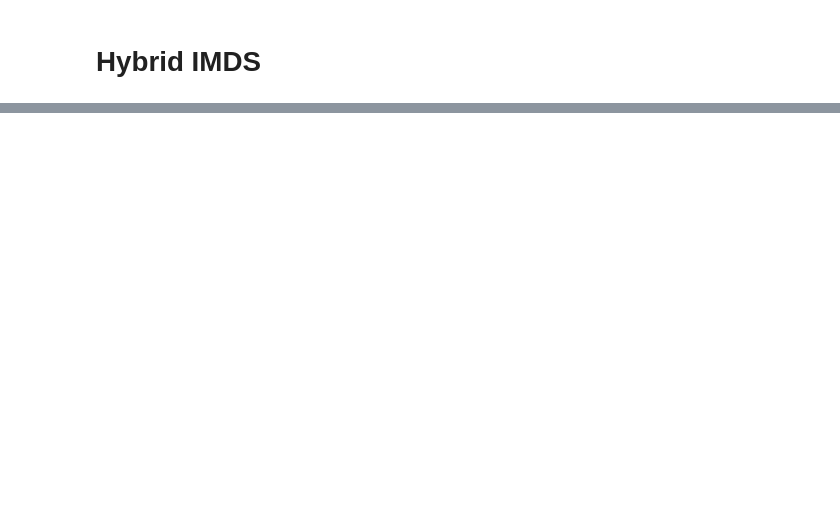
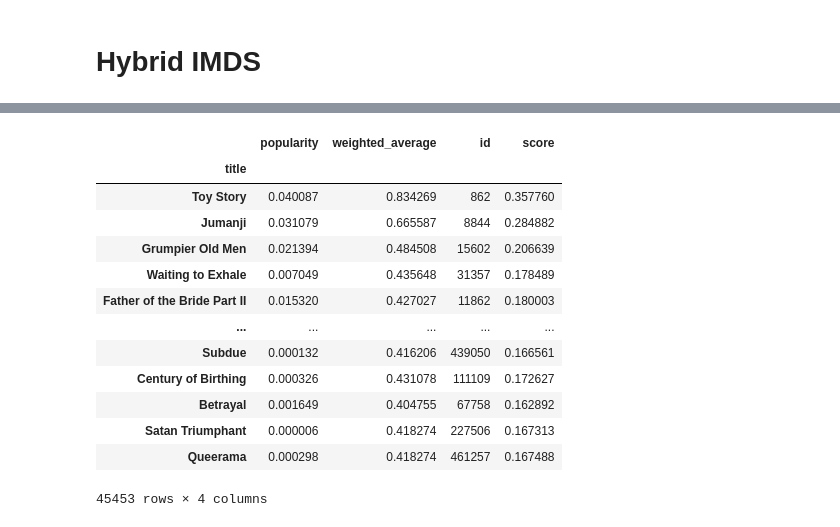
Before and after one commit to MohammadRouintan/Movie-Recommender-System, a Jupyter notebook: Recommender System/Hybrid IMDS.ipynb, the cells around one changed output, grey strips where cells are left out. Cells and saved outputs as stored; diff of their text form; code cells hidden in the pictures; blank space fills up the shorter version.

```diff
--- a/Recommender System/Hybrid IMDS.ipynb
+++ b/Recommender System/Hybrid IMDS.ipynb
@@ -207,0 +107,17 @@ cos_sim.shape
+# %%
+weighted_df
+# %% [output]
+|  | popularity | weighted_average | id | score |
+| title |  |  |  |  |
+| Toy Story | 0.040087 | 0.834269 | 862 | 0.357760 |
+| Jumanji | 0.031079 | 0.665587 | 8844 | 0.284882 |
+| Grumpier Old Men | 0.021394 | 0.484508 | 15602 | 0.206639 |
+| Waiting to Exhale | 0.007049 | 0.435648 | 31357 | 0.178489 |
+| Father of the Bride Part II | 0.015320 | 0.427027 | 11862 | 0.180003 |
+| ... | ... | ... | ... | ... |
+| Subdue | 0.000132 | 0.416206 | 439050 | 0.166561 |
+| Century of Birthing | 0.000326 | 0.431078 | 111109 | 0.172627 |
+| Betrayal | 0.001649 | 0.404755 | 67758 | 0.162892 |
+| Satan Triumphant | 0.000006 | 0.418274 | 227506 | 0.167313 |
+| Queerama | 0.000298 | 0.418274 | 461257 | 0.167488 |
+45453 rows × 4 columns
```
Also changed, not shown: parts of 33 cells of this notebook, 4 other files.
